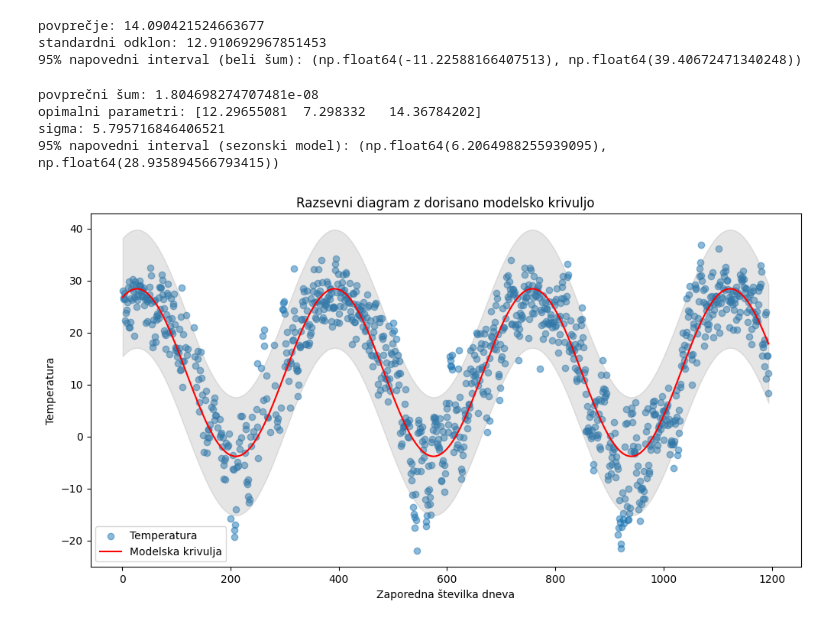
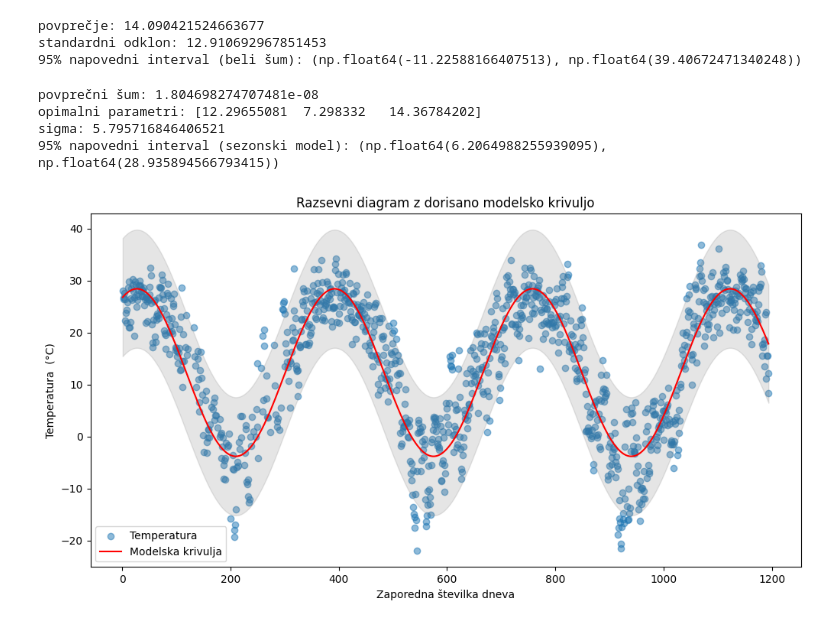
Before and after one commit to LukaLjevar/projektna_statistika, a Jupyter notebook: Temp_MN.ipynb, the cells around one changed output. Saved outputs shown, nothing was run; the diff lists cells and outputs as text; code cells hidden in the pictures.

Commit message:
Dodal sem razsevni diagram z modelsko krivuljo za spremembe.

```diff
--- a/Temp_MN.ipynb
+++ b/Temp_MN.ipynb
@@ -51,9 +48,7 @@ napoved = model(naslednji_dan, *popt) # zvezdica 'razpakira' podatke
 
 
 # 95% napovedni interval za naslednji dan
-#Ker sigma ni znan, moramo uporabiti Studentovo porazdelitev, vendar se pri 1114 prostostnih
-# stopnjah kvantili Studentove porazdelitve že zelo ujemajo s kvantili N(0, 1).
-# Ker privzemamo neodvisnost Šumov med dnevi, dobimo napovedni interval za temperaturo naslednji dan.
+
 sp_meja1 = napoved + povprecni_sum - 1.96 * sigma * np.sqrt(1 + 1/n)
 zg_meja1 = napoved + povprecni_sum + 1.96 * sigma * np.sqrt(1 + 1/n)
 interval = (sp_meja1, zg_meja1)
@@ -67,35 +62,35 @@ print(f"95% napovedni interval (sezonski model): {interval}")
 import matplotlib.pyplot as plt
 
 # graf s temperaturami
 plt.figure(figsize=(12, 6))
 plt.scatter(df['DAN'], df['TEMP'], label='Temperatura', alpha=0.5)
 
 # risanje modelske sinusoide
 t = np.linspace(1, 365, 1000)  # Generate points for the curve
 plt.plot(df['DAN'], model(dan, *popt), color='red', label='Modelska krivulja')
 
 
 plt.xlabel('Zaporedna številka dneva')
-plt.ylabel('Temperatura')
+plt.ylabel('Temperatura  (°C)')
 plt.title('Razsevni diagram z dorisano modelsko krivuljo')
 plt.legend()
 
 # Napovedni interval v sivem
 plt.fill_between(
     df['DAN'],
     model(dan, *popt) + povprecni_sum - 1.96 * sigma * np.sqrt(1 + 1/n),
     model(dan, *popt) + povprecni_sum + 1.96 * sigma * np.sqrt(1 + 1/n),
     color='grey',
     alpha=0.2,
     label='95% Confidence Interval'
 )
 plt.show()
 # %% [output]
 povprečni šum: 1.804698274707481e-08
 opimalni parametri: [12.29655081  7.298332   14.36784202]
 sigma: 5.795716846406521
 95% napovedni interval (sezonski model): (np.float64(6.2064988255939095), np.float64(28.935894566793415))
-[figure, old version]
+[figure, new version]
 # %%
 import pandas as pd
 import numpy as np
```
Also changed, not shown: parts of 3 cells of this notebook.
